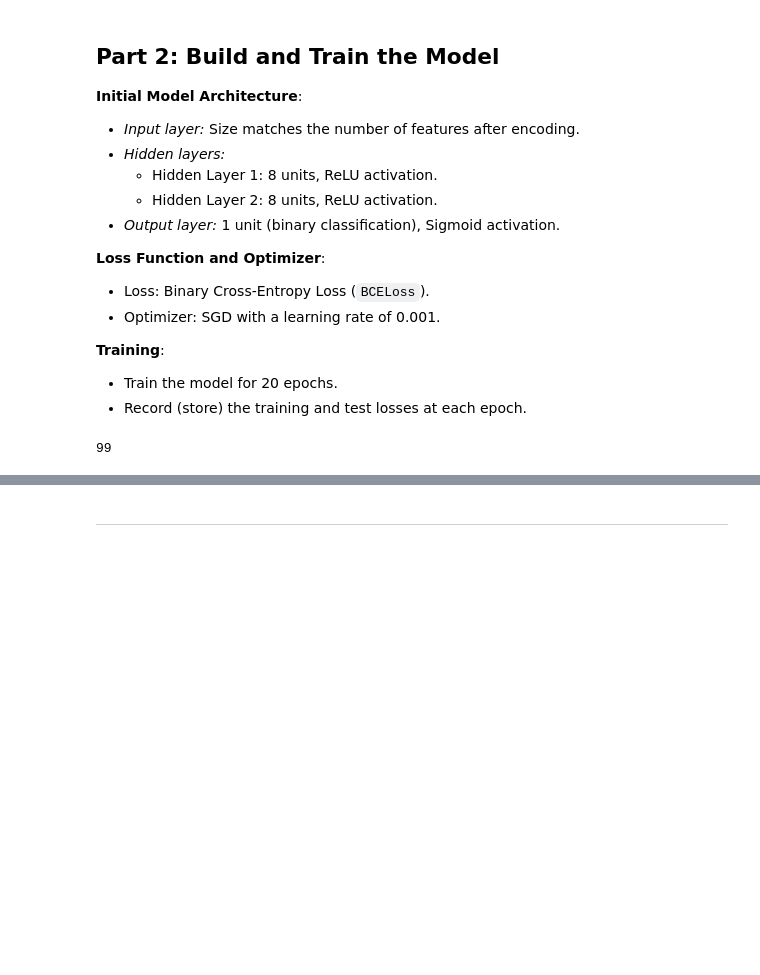
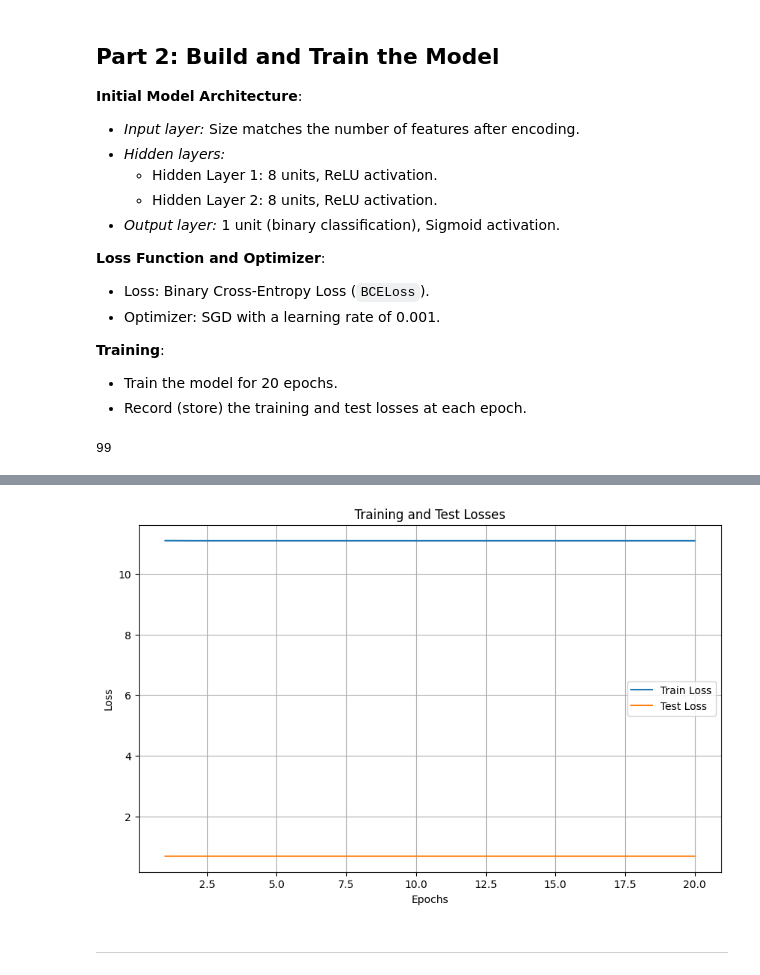
Before and after one commit to FutureGoose/OctaCycleCNN, a Jupyter notebook: exercises/w3/L07_model_capacity_and_parameters.ipynb, the cells around one changed output, grey strips where cells are left out. Cells and saved outputs as stored; diff of their text form; code cells hidden in the pictures; blank space fills up the shorter version.

```diff
--- a/exercises/w3/L07_model_capacity_and_parameters.ipynb
+++ b/exercises/w3/L07_model_capacity_and_parameters.ipynb
@@ -323,0 +419,82 @@ plt.show()
+# %%
+import torch.nn.functional as F
+from torch.optim import SGD
+from torch.utils.data import DataLoader
+from matplotlib import pyplot as plt
+import warnings
+warnings.filterwarnings('ignore')
+
+
+# Define Training and Testing Functions
+def train(model, device, train_loader, optimizer, epoch, train_losses):
+    model.train()
+    running_loss = 0
+    for batch_idx, (data, target) in enumerate(train_loader):
+        data, target = data.to(device), target.to(device)
+        optimizer.zero_grad()                  # zero the gradients
+        output = model(data)                   # forward pass
+        loss = loss_function(output, target)   # calculate loss
+        loss.backward()                        # backpropagation
+        optimizer.step()                       # update weights
+        running_loss += loss.item()
+        if batch_idx % 10 == 0:                # log every 10 batches
+            print(f'Train Epoch: {epoch} [{batch_idx * len(data)}/{len(train_loader.dataset)} ({100. * batch_idx / len(train_loader):.0f}%)]\tLoss: {loss.item():.6f}')
+
+    # calculate average loss for epoch
+    epoch_loss = running_loss / len(train_loader)
+    train_losses.append(epoch_loss)
+    return epoch_loss
+
+
+def test(model, device, test_loader, test_losses):
+    model.eval()
+    test_loss = 0
+    correct = 0
+    with torch.no_grad():
+        for data, target in test_loader:
+            data, target = data.to(device), target.to(device)
+            output = model(data)                                             # forward pass
+            test_loss += loss_function(output, target).item()                # sum up batch loss
+            pred = output.argmax(dim=1, keepdim=True)                        # get index of max log-probability
+            correct += pred.eq(target.view_as(pred)).sum().item()            # count correct predictions
+
+    test_loss /= len(test_loader.dataset)                                    # average loss
+    test_losses.append(test_loss)
+    print(f'\nTest set: Average loss: {test_loss:.4f}, Accuracy: {correct}/{len(test_loader.dataset)} ({100. * correct / len(test_loader.dataset):.0f}%)\n')
+    return test_loss
+
+#########################################################################
+
+input_size = len(training_set[0][0]) # 99
+batch_size = 16                      # default = 16
+num_epochs = 20                      # default = 20
+learning_rate = 0.001                # default = 0.001
+
+# Initialize the Model, Optimizer, and DataLoader
+model = Net(input_size).to(device)
+optimizer = SGD(model.parameters(), lr = learning_rate)
+loss_function = torch.nn.BCELoss(reduction='sum')
+train_dataloader = DataLoader(training_set,
+                              batch_size = batch_size,
+                              shuffle=True)
+test_dataloader = torch.utils.data.DataLoader(test_set, batch_size=1000, shuffle=False)
+
+train_losses = []
+test_losses = []
+
+# Run Training and Testing Loops
+for epoch in range(1, num_epochs + 1):
+    train_loss = train(model, device, train_dataloader, optimizer, epoch, train_losses)
+    test_loss = test(model, device, test_dataloader, test_losses)
+
+# Plot loss curves
+plt.figure(figsize=(10, 6))
+plt.plot(range(1, num_epochs + 1), train_losses, label='Train Loss')
+plt.plot(range(1, num_epochs + 1), test_losses, label='Test Loss')
+plt.xlabel('Epochs')
+plt.ylabel('Loss')
+plt.title('Training and Test Losses')
+plt.legend()
+plt.grid(False)
+plt.show()
+# %% [output]
@@ -324,3 +518,4 @@ plt.show()
+[figure, added]
 # %% [markdown]
 ---
 # %% [markdown]
```
Also changed, not shown: parts of 4 cells of this notebook, 1 other file.
